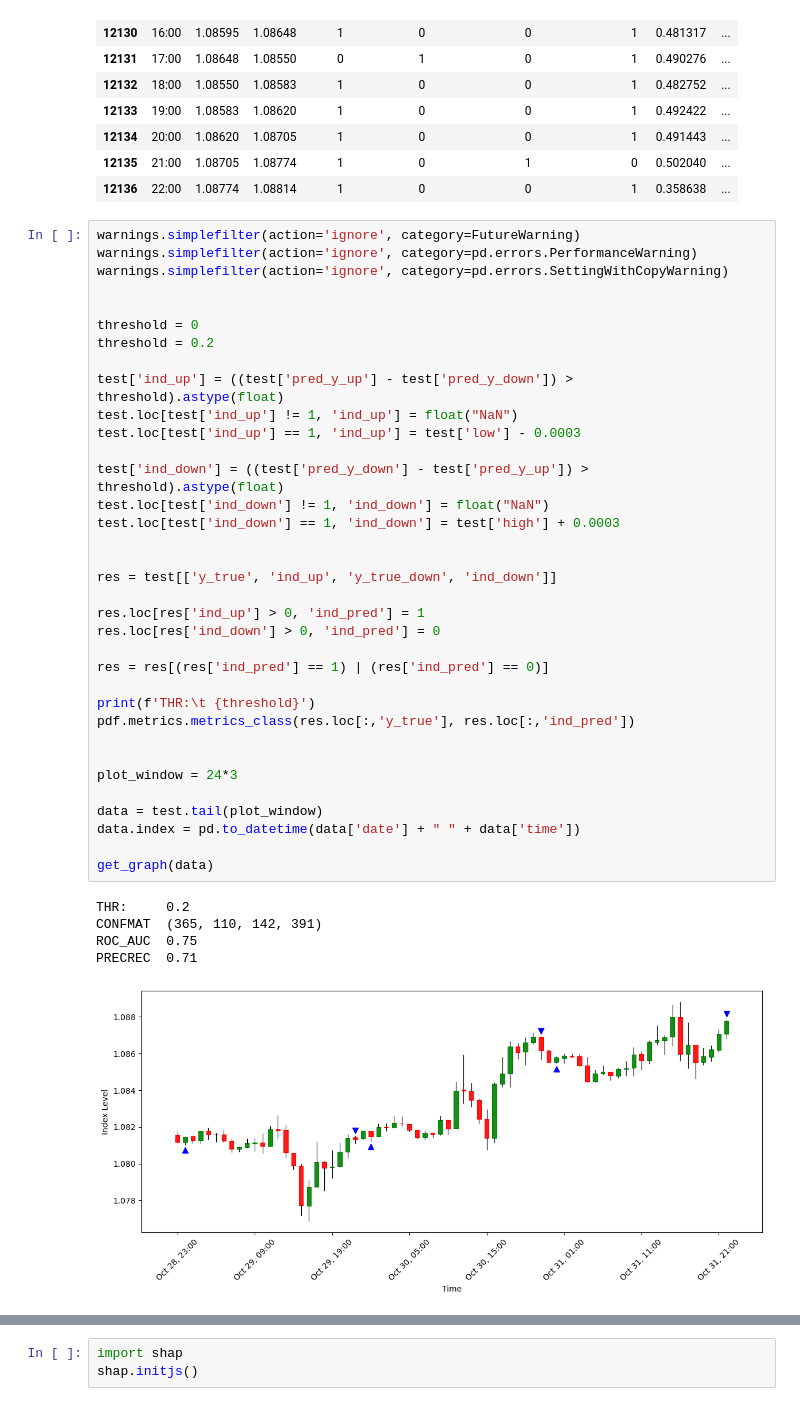
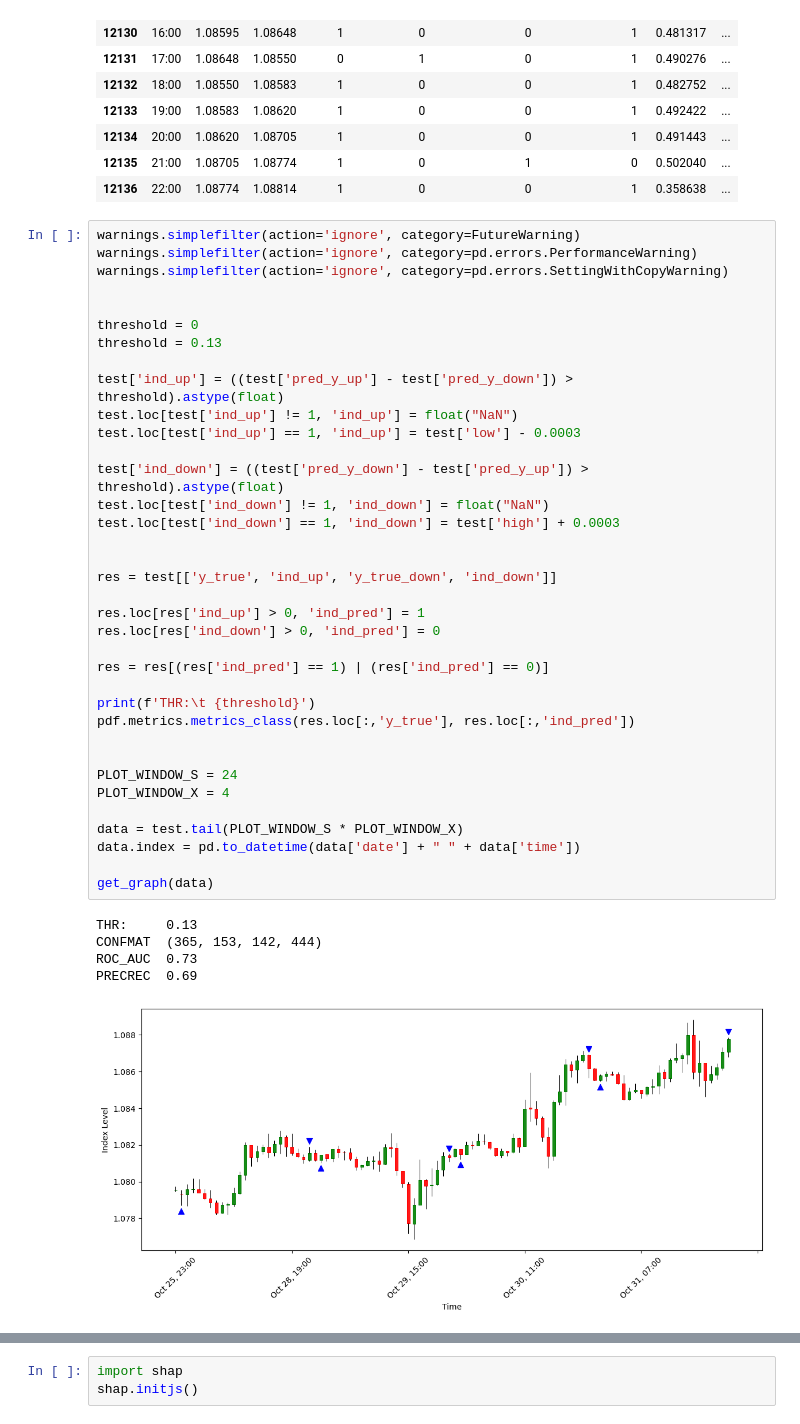
Before and after one commit to Priboy313/final-qualifying-work, a Jupyter notebook: main.ipynb, the cells around one changed output, grey strips where cells are left out. Cells and saved outputs as stored; diff of their text form.

```diff
--- a/main.ipynb
+++ b/main.ipynb
@@ -790,39 +790,40 @@ warnings.simplefilter(action='ignore', category=pd.errors.PerformanceWarning)
 warnings.simplefilter(action='ignore', category=pd.errors.SettingWithCopyWarning)
 
 
 threshold = 0
-threshold = 0.2
+threshold = 0.13
 
 test['ind_up'] = ((test['pred_y_up'] - test['pred_y_down']) > threshold).astype(float)
 test.loc[test['ind_up'] != 1, 'ind_up'] = float("NaN")
 test.loc[test['ind_up'] == 1, 'ind_up'] = test['low'] - 0.0003
 
 test['ind_down'] = ((test['pred_y_down'] - test['pred_y_up']) > threshold).astype(float)
 test.loc[test['ind_down'] != 1, 'ind_down'] = float("NaN")
 test.loc[test['ind_down'] == 1, 'ind_down'] = test['high'] + 0.0003
 
 
 res = test[['y_true', 'ind_up', 'y_true_down', 'ind_down']]
 
 res.loc[res['ind_up'] > 0, 'ind_pred'] = 1
 res.loc[res['ind_down'] > 0, 'ind_pred'] = 0
 
 res = res[(res['ind_pred'] == 1) | (res['ind_pred'] == 0)]
 
 print(f'THR:\t {threshold}')
 pdf.metrics.metrics_class(res.loc[:,'y_true'], res.loc[:,'ind_pred'])
 
 
-plot_window = 24*3
+PLOT_WINDOW_S = 24
+PLOT_WINDOW_X = 4
 
-data = test.tail(plot_window)
+data = test.tail(PLOT_WINDOW_S * PLOT_WINDOW_X)
 data.index = pd.to_datetime(data['date'] + " " + data['time'])
 
 get_graph(data)
 # %% [output]
-THR:     0.2
-CONFMAT  (365, 110, 142, 391)
-ROC_AUC  0.75
-PRECREC  0.71
+THR:     0.13
+CONFMAT  (365, 153, 142, 444)
+ROC_AUC  0.73
+PRECREC  0.69
-[figure, old version]
+[figure, new version]
 # %%
```
Also changed, not shown: parts of 1 cell of this notebook, 1 other file.
